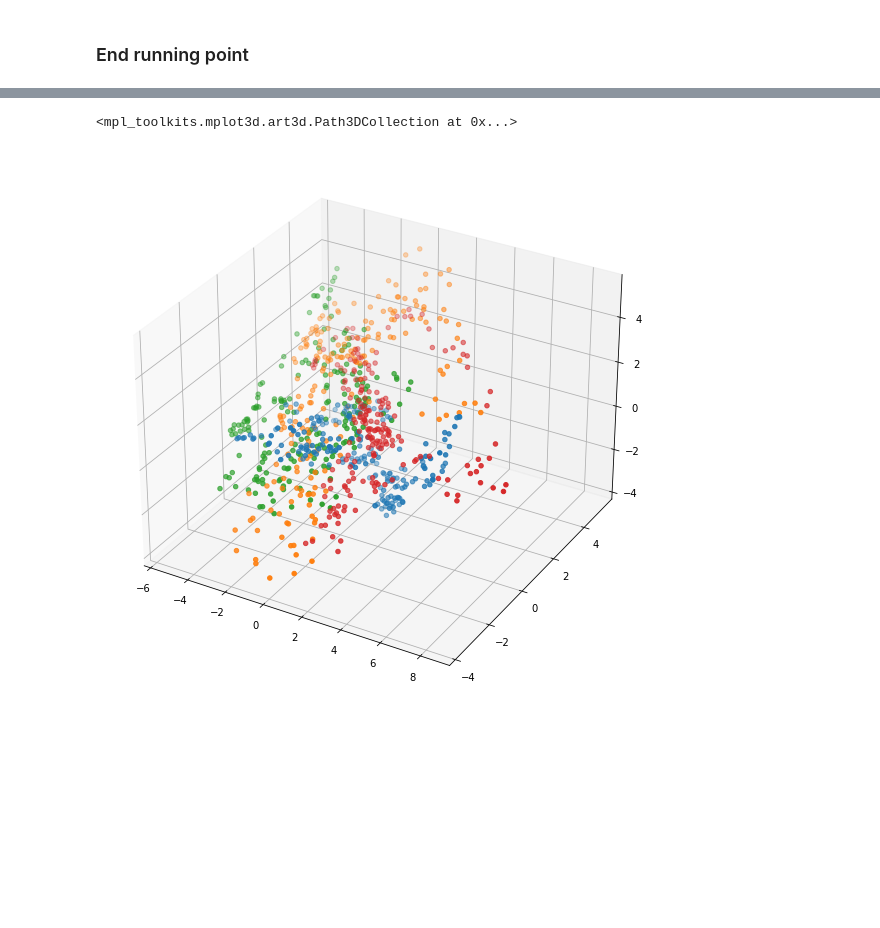
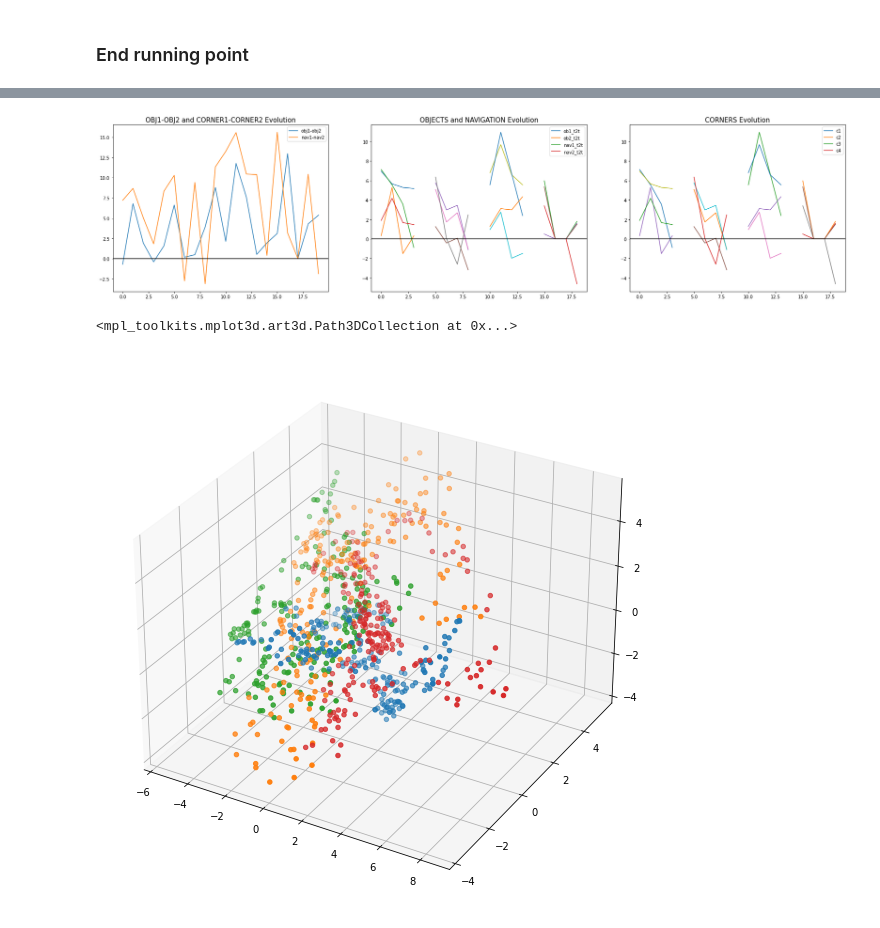
Before and after one commit to melisamc89/neural_analysys, a Jupyter notebook: src/representational_distance_complete.ipynb, the cells around one changed output, grey strips where cells are left out. Drawn from its saved outputs; the diff is of its cells as text; code cells hidden in the pictures; blank space fills up the shorter version.

```diff
--- a/src/representational_distance_complete.ipynb
+++ b/src/representational_distance_complete.ipynb
@@ -377,3 +311,52 @@ NameError: name 'index_obj1_obj2' is not defined
+# %%
+#plt.plot(distance.neural[index_1[0,:],index_1[1,:]])
+distance_neural = np.nansum([distance.cca_allo,distance.cca_allo.T],axis = 0)
+
+figure, axes = plt.subplots(1,3)
+axes[0].plot(distance_neural[index_obj1_obj2[0,:],index_obj1_obj2[1,:]])
+axes[0].plot(distance_neural[index_nav1_nav2[0,:],index_nav1_nav2[1,:]])
+axes[0].axhline(y=0, color='k', linestyle='-')
+axes[0].legend(['obj1-obj2','nav1-nav2'])
+
+
+
+for day in range(4):
+    time = np.arange(day*5,(day+1)*5-1)
+    axes[1].plot(time,distance_neural[index_obj1_trial[0,time],index_obj1_trial[1,time]])
+    axes[1].plot(time,distance_neural[index_obj2_trial[0,time],index_obj2_trial[1,time]])
+    axes[1].plot(time,distance_neural[index_nav1_trial[0,time],index_nav1_trial[1,time]])
+    axes[1].plot(time,distance_neural[index_nav2_trial[0,time],index_nav2_trial[1,time]])
+axes[1].legend(['ob1_t2t','ob2_t2t','nav1_t2t','nav2_t2t'])
+axes[1].axhline(y=0, color='k', linestyle='-')
+
+corners_distance = np.zeros((4,20))
+for i in range(4):
+    for day in range(4):
+        time = np.arange(day*5,(day+1)*5-1)
+        axes[2].plot(time,distance_neural[index_corners_trial[i,0,time],index_corners_trial[i,1,time]])
+        corners_distance[i,:] = distance_neural[index_corners_trial[i,0,:],index_corners_trial[i,1,:]]
+
+    axes[2].legend(['c1','c2','c3','c4'])
+
+axes[2].axhline(y=0, color='k', linestyle='-')
+
+
+#for i in range(3):
+#    axes[i].set_ylim([-6,20])
+
+figure.set_size_inches([25,5])
+figure.set_size_inches([25,5])
+axes[0].set_title('OBJ1-OBJ2 and CORNER1-CORNER2 Evolution', fontsize = 15)
+axes[1].set_title('OBJECTS and NAVIGATION Evolution', fontsize = 15)
+axes[2].set_title('CORNERS Evolution', fontsize = 15)
+
+
+figure.set_size_inches([30,7])
+figure.patch.set_facecolor('white')
+figure_path = os.environ['PROJECT_DIR'] +'neural_analysis/figures/mean_representational_distance/evolution/'
+figure.savefig(figure_path + 'Distance_evolution_cca_allo.png')
+# %% [output]
+[figure, added]
 # %%
 trial_activity.pca[3].shape
 
```
Also changed, not shown: parts of 6 cells of this notebook, 6 other files.
